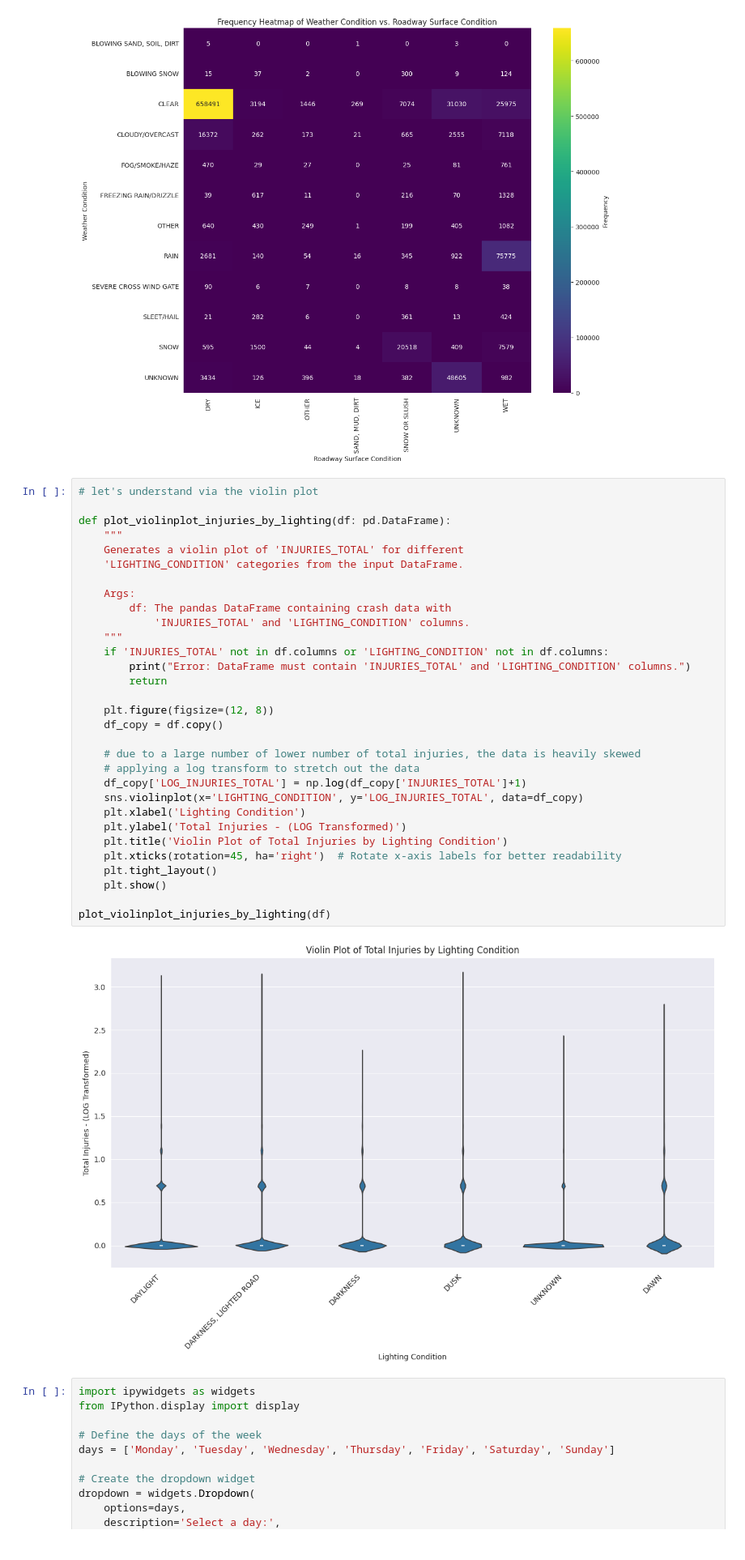
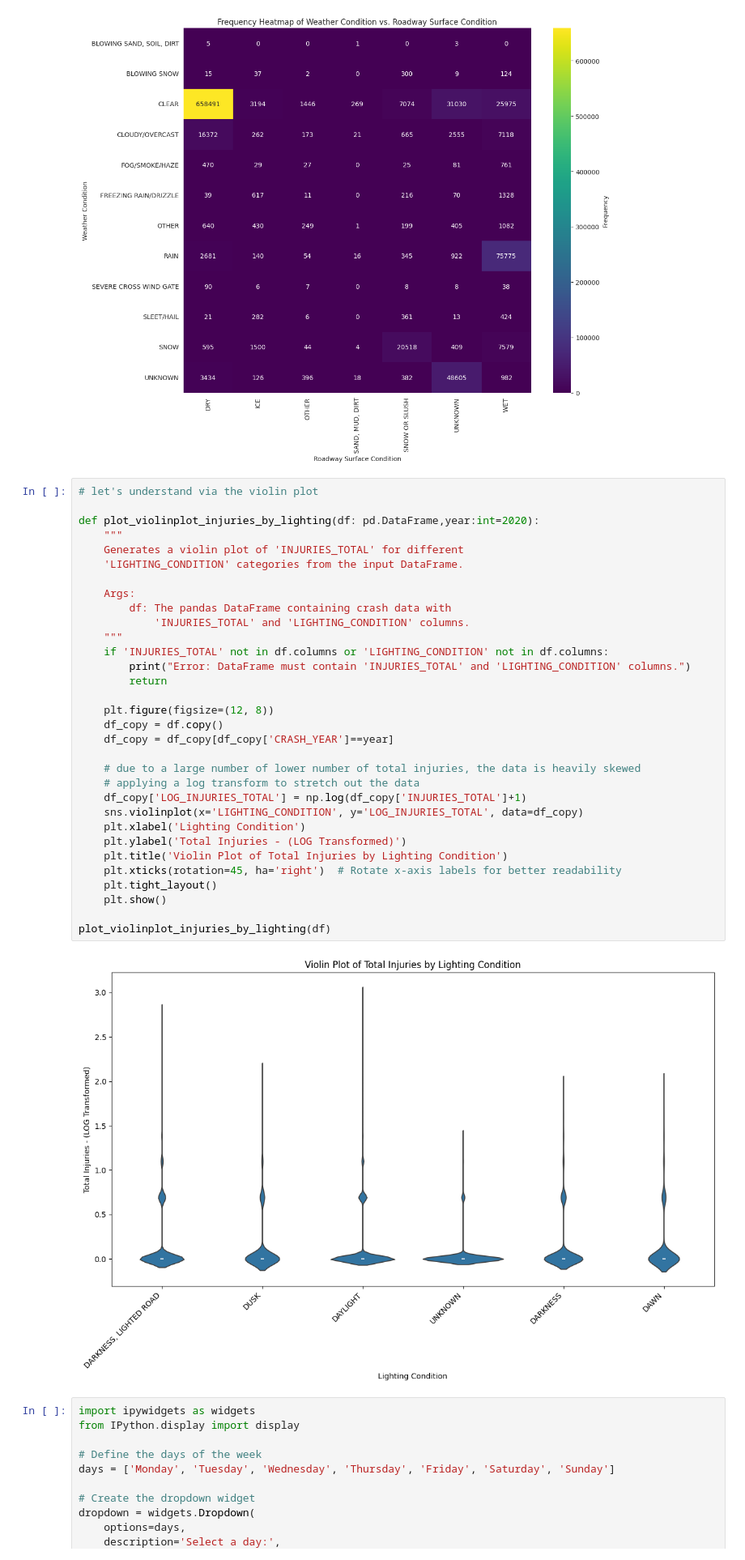
Before and after one commit to rmasud-michigan/siads_521_assignment_3, a Jupyter notebook: chicago_crash_analysis.ipynb, the cells around one changed output. Shown at 81% size. Cells and saved outputs as stored; diff of their text form.

Commit message:
more data changes

```diff
--- a/chicago_crash_analysis.ipynb
+++ b/chicago_crash_analysis.ipynb
@@ -380,36 +380,37 @@ plot_frequency_heatmap_weather_road_condition(df)
 # %%
 # let's understand via the violin plot
 
-def plot_violinplot_injuries_by_lighting(df: pd.DataFrame):
+def plot_violinplot_injuries_by_lighting(df: pd.DataFrame,year:int=2020):
     """
     Generates a violin plot of 'INJURIES_TOTAL' for different
     'LIGHTING_CONDITION' categories from the input DataFrame.
 
     Args:
         df: The pandas DataFrame containing crash data with
             'INJURIES_TOTAL' and 'LIGHTING_CONDITION' columns.
     """
     if 'INJURIES_TOTAL' not in df.columns or 'LIGHTING_CONDITION' not in df.columns:
         print("Error: DataFrame must contain 'INJURIES_TOTAL' and 'LIGHTING_CONDITION' columns.")
         return
 
     plt.figure(figsize=(12, 8))
     df_copy = df.copy()
+    df_copy = df_copy[df_copy['CRASH_YEAR']==year]
 
     # due to a large number of lower number of total injuries, the data is heavily skewed
     # applying a log transform to stretch out the data
     df_copy['LOG_INJURIES_TOTAL'] = np.log(df_copy['INJURIES_TOTAL']+1)
     sns.violinplot(x='LIGHTING_CONDITION', y='LOG_INJURIES_TOTAL', data=df_copy)
     plt.xlabel('Lighting Condition')
     plt.ylabel('Total Injuries - (LOG Transformed)')
     plt.title('Violin Plot of Total Injuries by Lighting Condition')
     plt.xticks(rotation=45, ha='right')  # Rotate x-axis labels for better readability
     plt.tight_layout()
     plt.show()
 
 plot_violinplot_injuries_by_lighting(df)
 # %% [output]
-[figure, old version]
+[figure, new version]
 # %%
 import ipywidgets as widgets
 from IPython.display import display
```
Also changed, not shown: parts of 3 cells of this notebook.
